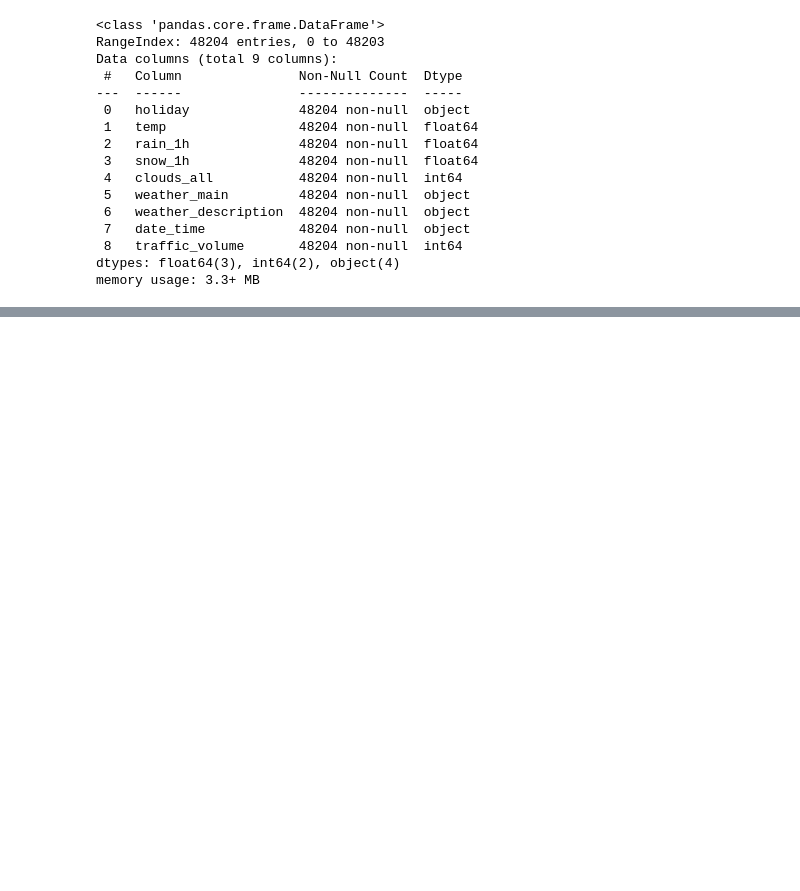
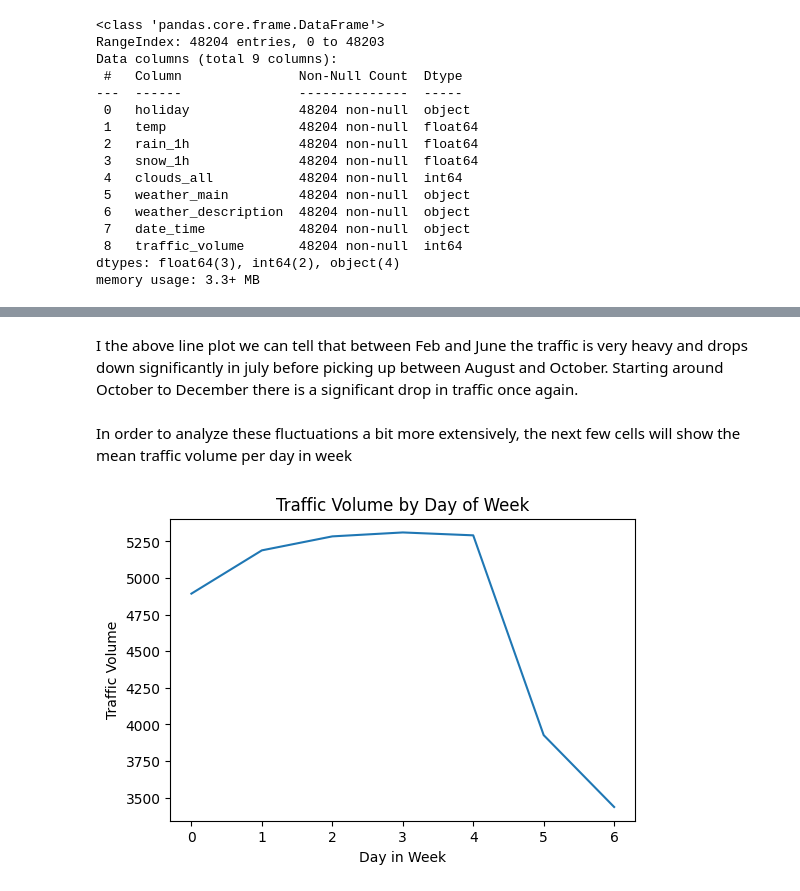
Before and after one commit to pavelbrn/DataQuestProjects, a Jupyter notebook: Project4_Heavy_Traffic_Indicators/Heavy-Traffic-Indicators.ipynb, the cells around one changed output, grey strips where cells are left out. Cells and saved outputs as stored; diff of their text form; code cells hidden in the pictures; blank space fills up the shorter version.

```diff
--- a/Project4_Heavy_Traffic_Indicators/Heavy-Traffic-Indicators.ipynb
+++ b/Project4_Heavy_Traffic_Indicators/Heavy-Traffic-Indicators.ipynb
@@ -70,0 +217,18 @@ Source (UCI Machine Learning Repository: https://archive.ics.uci.edu/ml/datasets
+# %% [markdown]
+I the above line plot we can tell that between Feb and June the traffic is very heavy and drops down significantly in july before picking up between August and October.
+Starting around October to December there is a significant drop in traffic once again.
+# %% [markdown]
+In order to analyze these fluctuations a bit more extensively, the next few cells will show the mean traffic volume per day in week
+# %%
+day_time_copy["dayofweek"]= day_time_copy["date_time"].dt.dayofweek
+
+traff_dayofweek = day_time_copy.groupby("dayofweek").mean()
+traff_dayofweek.head(10)
+
+plt.plot(traff_dayofweek.index,traff_dayofweek["traffic_volume"])
+plt.title("Traffic Volume by Day of Week")
+plt.xlabel("Day in Week")
+plt.ylabel("Traffic Volume")
+plt.show()
+# %% [output]
+[figure, added]
```
Also changed, not shown: parts of 41 cells of this notebook.
